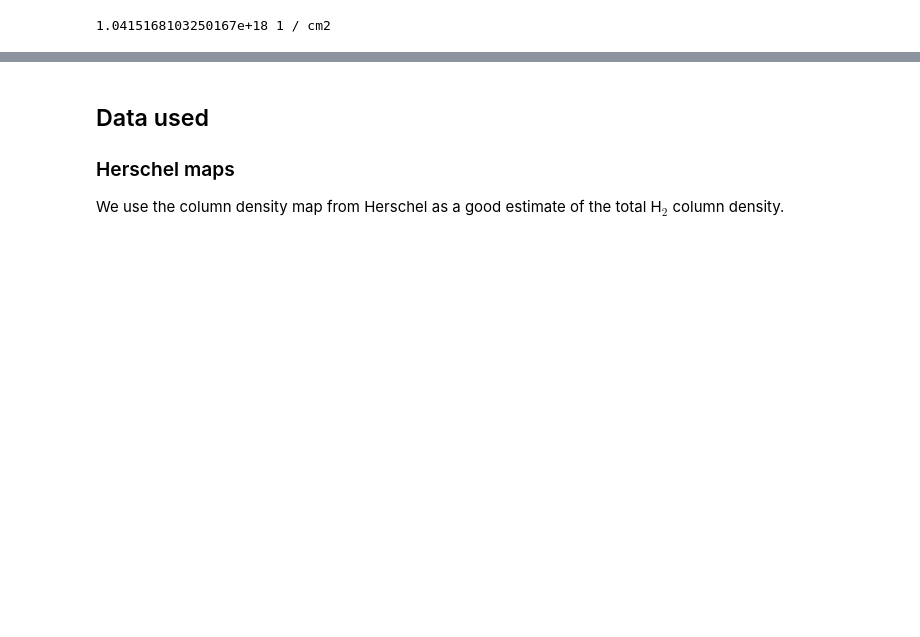
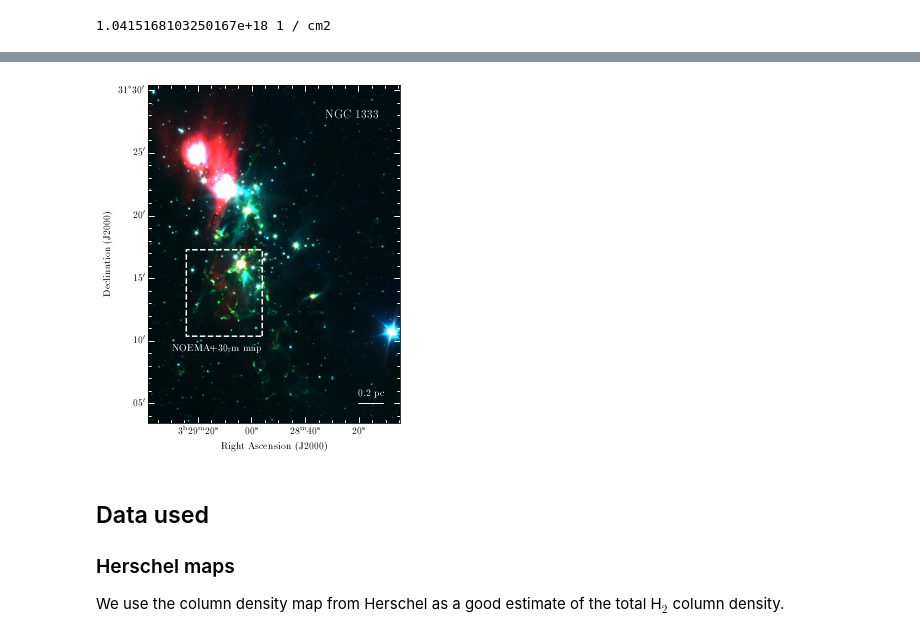
Before and after one commit to jpinedaf/NGC1333_NOEMA_Ions, a Jupyter notebook: NGC1333_Ions_Calculations.ipynb, the cells around one changed output, grey strips where cells are left out. Drawn from its saved outputs; the diff is of its cells as text; code cells hidden in the pictures; blank space fills up the shorter version.

Commit message:
Update figures

```diff
--- a/NGC1333_Ions_Calculations.ipynb
+++ b/NGC1333_Ions_Calculations.ipynb
@@ -205,3 +214,68 @@ def plot_setup_noema_wcsaxes(ax, hdu, label_col='black', contour_h2=False, big_b
+# %%
+image_r, hd_NGC1333 = fits.getdata('data/NGC1333_IRAC4.fits', header=True)
+image_g = fits.getdata('data/NGC1333_IRAC2.fits')
+image_b = fits.getdata('data/NGC1333_IRAC1.fits')
+#
+vmin = 8.0; vmax = 18.0
+image_r = np.maximum(np.minimum((image_r - vmin) / (vmax - vmin), 1), 0.) * 255
+image_r[np.isnan(image_r)] = 0
+#
+vmin = 0.1; vmax = 2.0
+image_g = np.maximum(np.minimum((image_g - vmin) / (vmax - vmin), 1), 0.) * 255
+image_g[np.isnan(image_g)] = 0
+#
+vmin = 0.0; vmax = 2.0
+image_b = np.maximum(np.minimum((image_b - vmin) / (vmax - vmin), 1), 0.) * 255
+image_b[np.isnan(image_b)] = 0
+image_rgb = np.dstack([image_r, image_g, image_b]).astype(np.uint8)
+# %%
+text_color = 'white'
+
+wcs = WCS(hd_NGC1333)
+
+fig = plt.figure(figsize=my_figsize)
+ax = plt.subplot(projection=wcs)
+im = ax.imshow(image_rgb, origin='lower')
+
+ra_ax = ax.coords[0] # lon
+dec_ax = ax.coords[1] # lat
+# Sets formatting
+ra_ax.set_major_formatter('hh:mm:ss')
+dec_ax.set_major_formatter('dd:mm')
+ra_ax.display_minor_ticks(True)
+dec_ax.display_minor_ticks(True)
+# set ticks spacing and minor tick paramters
+ra_ax.set_ticks(spacing=15 * 20 * u.arcsec, color=text_color)
+dec_ax.set_ticks(spacing=5 * u.arcmin, color=text_color)
+ra_ax.set_minor_frequency(4)
+dec_ax.set_minor_frequency(5)
+ax.tick_params(which='major', length=6)
+ax.tick_params(which='minor', length=3)
+ax.tick_params(color=text_color)
+ax.autoscale(enable=False)
+#
+fig.text(0.7, ypos_lab1, 'NGC 1333', transform=ax.transAxes,
+                horizontalalignment='left', color=text_color, size=12)
+# Scalebar
+length = (0.2*u.pc / (distance*u.pc)).to(u.deg, u.dimensionless_angles())
+ax.plot([scalebar_pos_ngc1333.ra.deg, (scalebar_pos_ngc1333.ra - length).deg]*u.deg,
+    [(scalebar_pos_ngc1333.dec).deg]*2*u.deg,
+    text_color, transform=ax.get_transform('fk5'), zorder=100, linewidth=1)
+ax.text((scalebar_pos_ngc1333.ra - length / 2).deg, (scalebar_pos_ngc1333.dec + 0.01*u.deg).deg,
+    "0.2 pc", color=text_color, transform=ax.get_transform('fk5'), ha='center')
+#
+ax.set_xlabel(r'Right Ascension (J2000)')
+ax.set_ylabel(r'Declination (J2000)')
+#
+ax.plot(position_corner_NOEMA.ra, position_corner_NOEMA.dec, color='white',
+        transform=ax.get_transform('fk5'), linestyle="--")
+ax.text(position_corner_NOEMA.ra[0].deg, (position_corner_NOEMA.dec[0] - 0.02*u.deg).deg,
+    "NOEMA+30-m map", color=text_color, transform=ax.get_transform('fk5'), ha='right')
+
+plt.tight_layout()
+fig.savefig('figs/NGC1333_Overall.pdf', dpi=250, bbox_inches='tight')
+# %% [output]
+[figure, added]
 # %% [markdown]
 ## Data used
 ### Herschel maps
```
Also changed, not shown: parts of 2 cells of this notebook, 1 other file.
